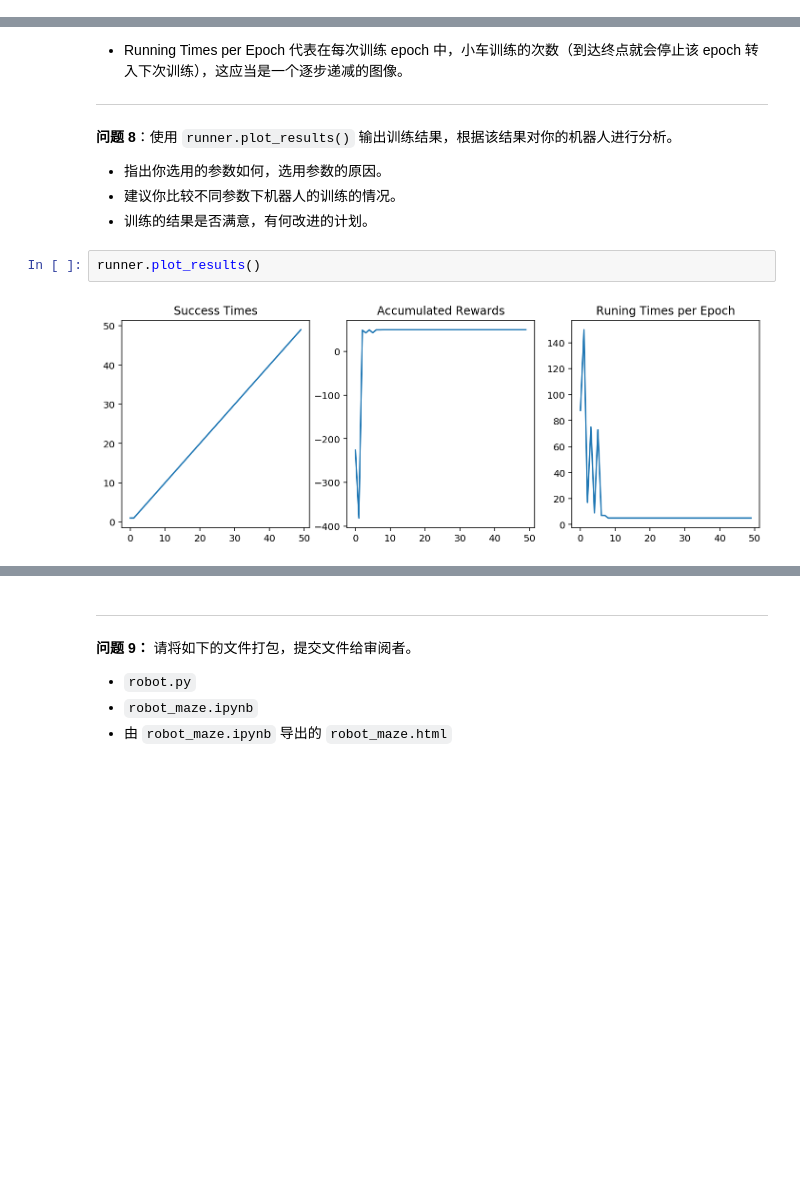
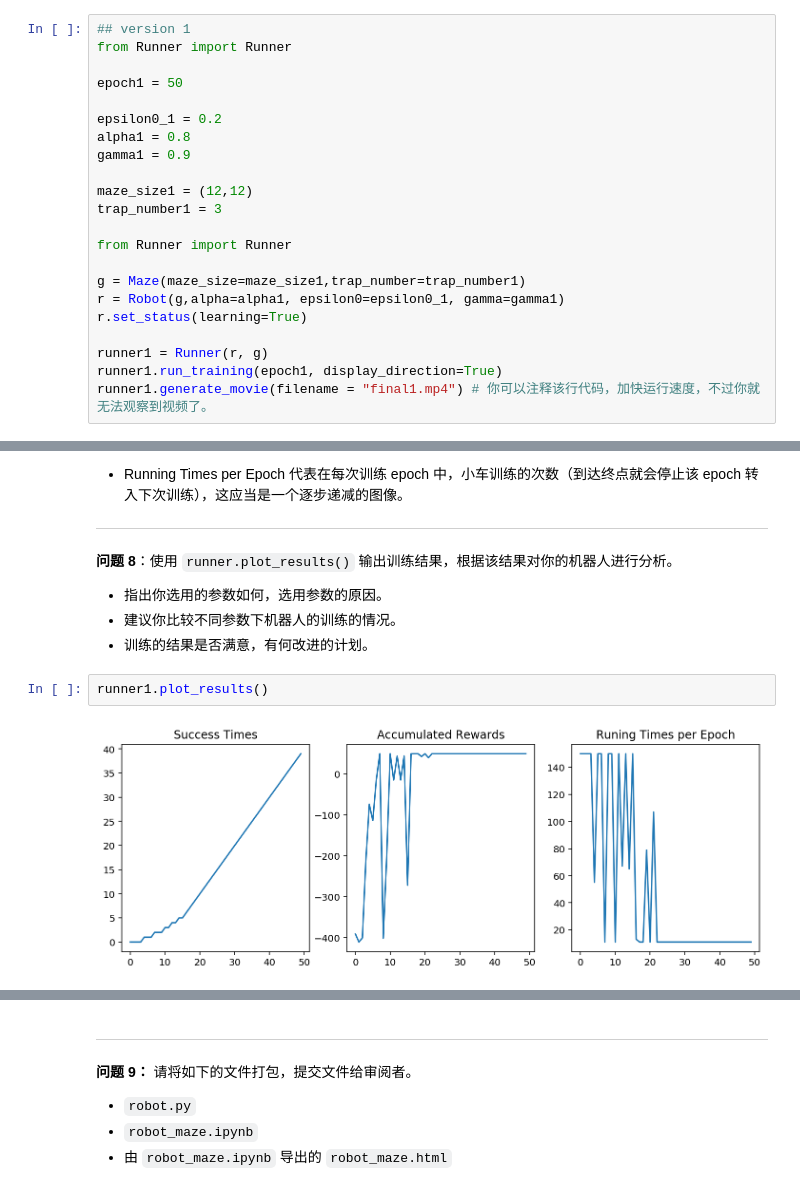
Before and after one commit to Elvirasun28/Qlearning_maze, a Jupyter notebook: robot_maze.ipynb, the cells around one changed output, grey strips where cells are left out. Saved outputs shown, nothing was run; the diff lists cells and outputs as text; blank space fills up the shorter version.

```diff
--- a/robot_maze.ipynb
+++ b/robot_maze.ipynb
@@ -263,0 +254,22 @@ trap_number = 1
+# %%
+## version 1
+from Runner import Runner
+
+epoch1 = 50
+
+epsilon0_1 = 0.2
+alpha1 = 0.8
+gamma1 = 0.9
+
+maze_size1 = (12,12)
+trap_number1 = 3
+
+from Runner import Runner
+
+g = Maze(maze_size=maze_size1,trap_number=trap_number1)
+r = Robot(g,alpha=alpha1, epsilon0=epsilon0_1, gamma=gamma1)
+r.set_status(learning=True)
+
+runner1 = Runner(r, g)
+runner1.run_training(epoch1, display_direction=True)
+runner1.generate_movie(filename = "final1.mp4") # 你可以注释该行代码，加快运行速度，不过你就无法观察到视频了。
@@ -288,6 +347,6 @@ runner.generate_movie(filename = "final1.mp4") # 你可以注释该行代码，
 - 建议你比较不同参数下机器人的训练的情况。
 - 训练的结果是否满意，有何改进的计划。
 # %%
-runner.plot_results()
+runner1.plot_results()
 # %% [output]
-[figure, old version]
+[figure, new version]
```
Also changed, not shown: parts of 11 cells of this notebook, 5 other files.
